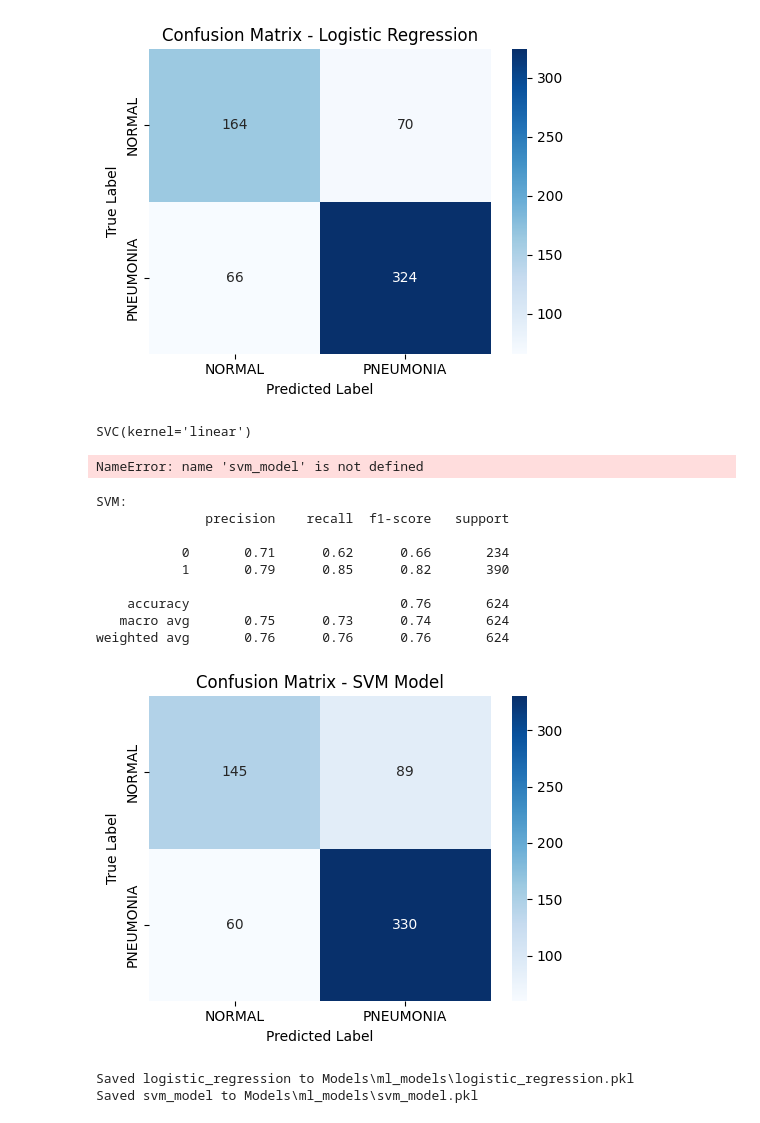
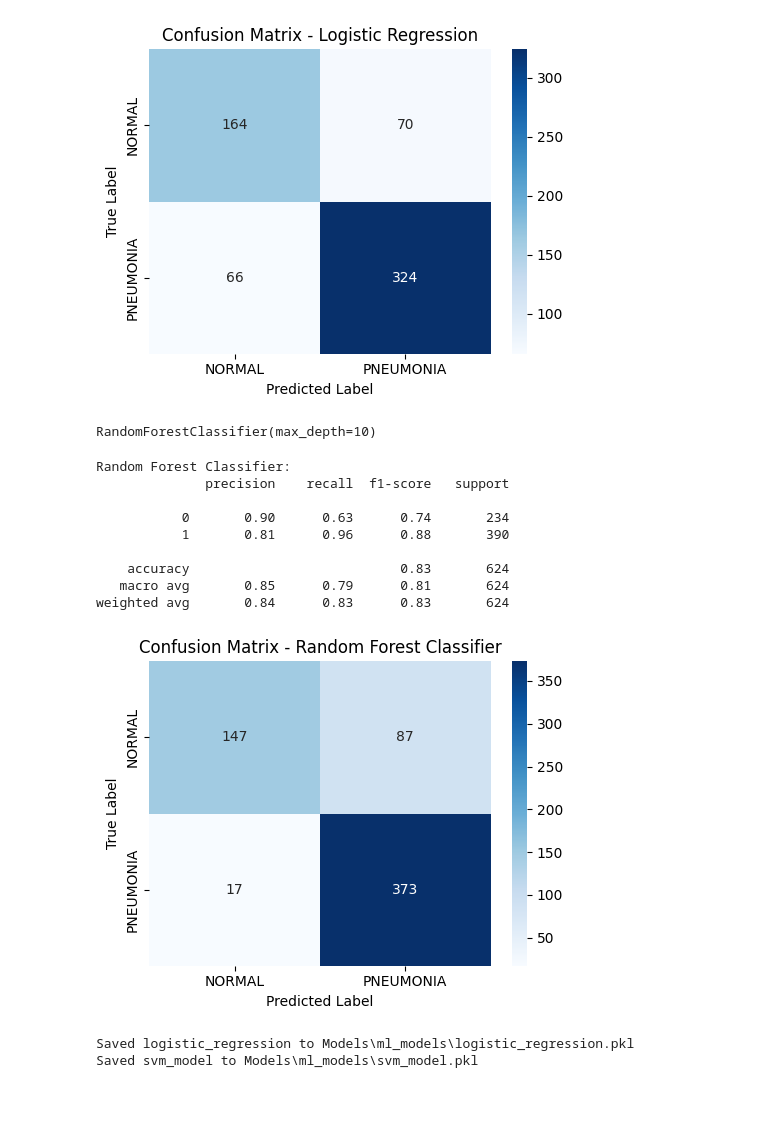
Before and after one commit to RawatRahul14/Pneumonia_detection_cnn, a Jupyter notebook: research/Project_file.ipynb, the cells around one changed output. Drawn from its saved outputs; the diff is of its cells as text; code cells hidden in the pictures.

```diff
--- a/research/Project_file.ipynb
+++ b/research/Project_file.ipynb
@@ -340,41 +340,39 @@ plt.show()
 [figure]
 # %%
 # SVM
-svm_model = SVC(kernel = "linear")
-svm_model.fit(x_flattened_data, y_flattened_data)
+rfc_model = RandomForestClassifier(n_estimators = 100, max_depth = 10)
+rfc_model.fit(x_flattened_data, y_flattened_data)
 # %% [output]
-SVC(kernel='linear')
+RandomForestClassifier(max_depth=10)
 # %%
-y_pred_svm = svm_model.predict(x_flattened_data_test)
+y_pred_rfc = rfc_model.predict(x_flattened_data_test)
-# %% [output]
-NameError: name 'svm_model' is not defined
 # %%
-print("SVM:")
-print(classification_report(y_flattened_data_test, y_pred_svm))
+print("Random Forest Classifier:")
+print(classification_report(y_flattened_data_test, y_pred_rfc))
 # %% [output]
-SVM:
+Random Forest Classifier:
               precision    recall  f1-score   support
 
-           0       0.71      0.62      0.66       234
-           1       0.79      0.85      0.82       390
+           0       0.90      0.63      0.74       234
+           1       0.81      0.96      0.88       390
 
-    accuracy                           0.76       624
-   macro avg       0.75      0.73      0.74       624
-weighted avg       0.76      0.76      0.76       624
+    accuracy                           0.83       624
+   macro avg       0.85      0.79      0.81       624
+weighted avg       0.84      0.83      0.83       624
 # %%
 # Confusion matrix
-cm = confusion_matrix(y_flattened_data_test, y_pred_svm)
+cm = confusion_matrix(y_flattened_data_test, y_pred_rfc)
 
 # Plotting the confusion matrix
 plt.figure(figsize =(5, 4))
 sns.heatmap(cm, annot = True, fmt = "d", cmap = "Blues", xticklabels = ["NORMAL", "PNEUMONIA"], yticklabels = ["NORMAL", "PNEUMONIA"])
 plt.xlabel("Predicted Label")
 plt.ylabel("True Label")
-plt.title("Confusion Matrix - SVM Model")
+plt.title("Confusion Matrix - Random Forest Classifier")
 plt.tight_layout()
 plt.show()
 # %% [output]
-[figure, old version]
+[figure, new version]
 # %%
 model_dict = {
     "logistic_regression": log_model,
```
Also changed, not shown: parts of 10 cells of this notebook.
